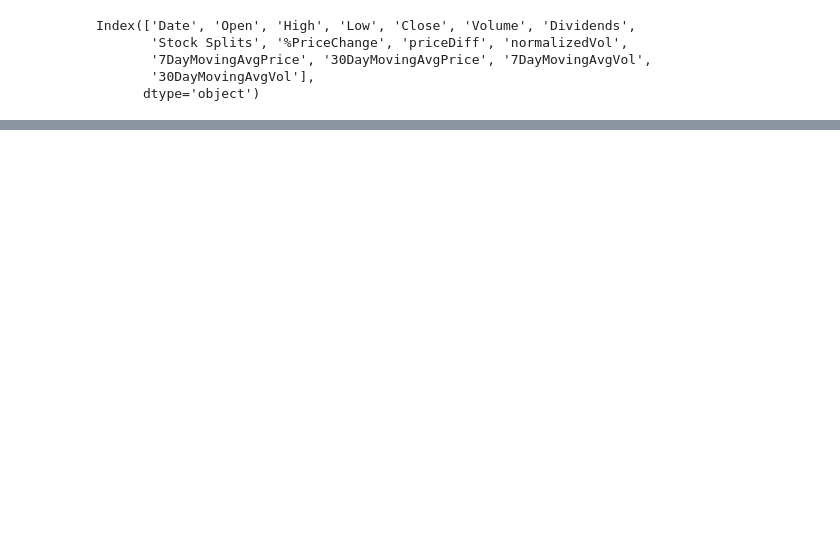
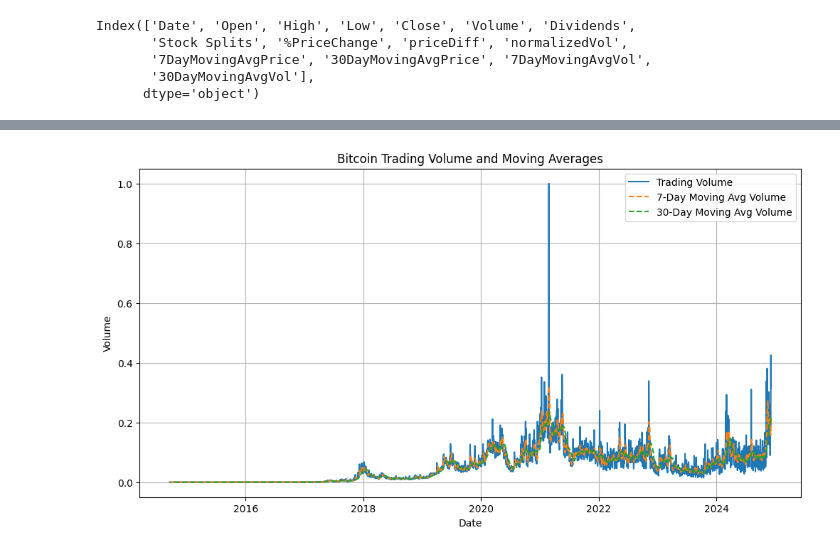
Before and after one commit to Miokasa/2024Fall_projects, a Jupyter notebook: crypto_analysis.ipynb, the cells around one changed output, grey strips where cells are left out. Drawn from its saved outputs; the diff is of its cells as text; code cells hidden in the pictures; blank space fills up the shorter version.

```diff
--- a/crypto_analysis.ipynb
+++ b/crypto_analysis.ipynb
@@ -91,0 +113,14 @@ bitcoin_df.head(45)
+# %%
+# trading volume averages
+plt.figure(figsize=(12, 6))
+plt.plot(bitcoin_df['Date'], bitcoin_df['normalizedVol'], label='Trading Volume')
+plt.plot(bitcoin_df['Date'], bitcoin_df['7DayMovingAvgVol'], label='7-Day Moving Avg Volume', linestyle='--')
+plt.plot(bitcoin_df['Date'], bitcoin_df['30DayMovingAvgVol'], label='30-Day Moving Avg Volume', linestyle='--')
+plt.xlabel('Date')
+plt.ylabel('Volume')
+plt.title('Bitcoin Trading Volume and Moving Averages')
+plt.legend()
+plt.grid(True)
+plt.show()
+# %% [output]
+[figure, added]
```
Also changed, not shown: parts of 5 cells of this notebook.
